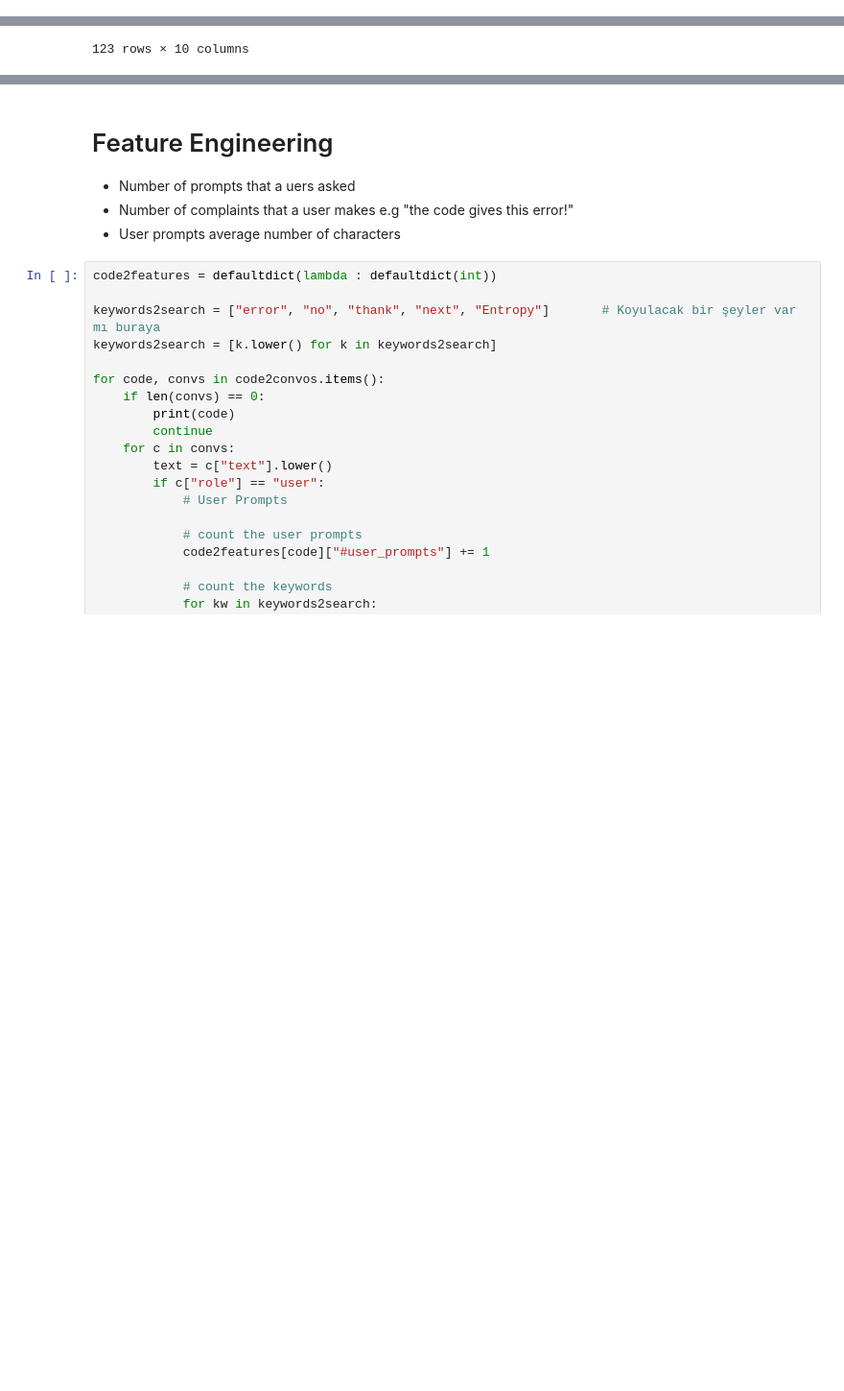
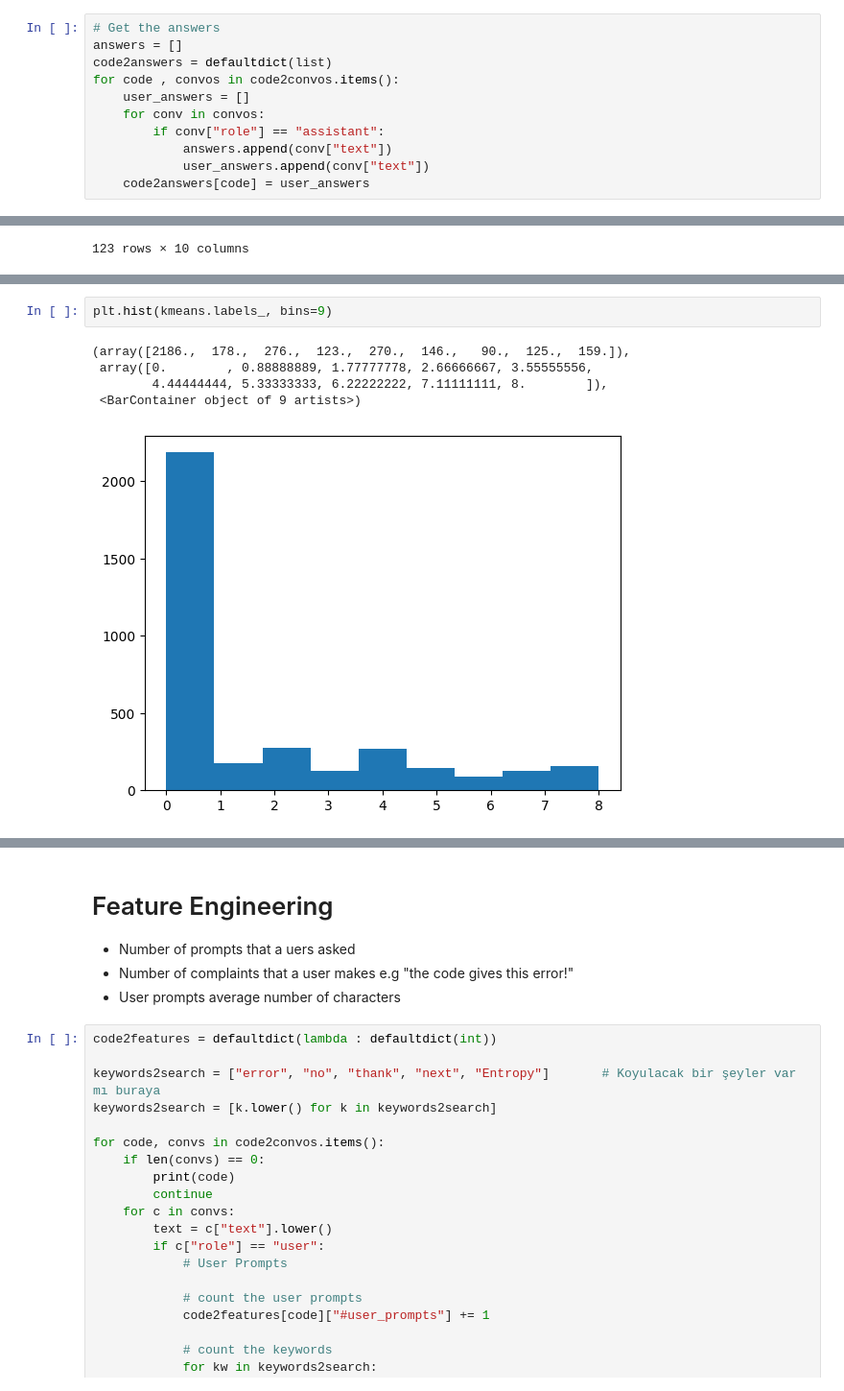
Before and after one commit to salihnuman/CS412_Project, a Jupyter notebook: hw_score_predict.ipynb, the cells around one changed output, grey strips where cells are left out. Shown at 96% size. Drawn from its saved outputs; the diff is of its cells as text; blank space fills up the shorter version.

```diff
--- a/hw_score_predict.ipynb
+++ b/hw_score_predict.ipynb
@@ -93,6 +93,17 @@ for code , convos in code2convos.items():
             prompts.append(conv["text"])
             user_prompts.append(conv["text"])
     code2prompts[code] = user_prompts
+# %%
+# Get the answers
+answers = []
+code2answers = defaultdict(list)
+for code , convos in code2convos.items():
+    user_answers = []
+    for conv in convos:
+        if conv["role"] == "assistant":
+            answers.append(conv["text"])
+            user_answers.append(conv["text"])
+    code2answers[code] = user_answers
 # %%
 prompts[0]
 # %% [output]
@@ -244,0 +331,8 @@ question_mapping_scores
+# %%
+plt.hist(kmeans.labels_, bins=9)
+# %% [output]
+(array([2186.,  178.,  276.,  123.,  270.,  146.,   90.,  125.,  159.]),
+ array([0.        , 0.88888889, 1.77777778, 2.66666667, 3.55555556,
+        4.44444444, 5.33333333, 6.22222222, 7.11111111, 8.        ]),
+ <BarContainer object of 9 artists>)
+[figure, added]
```
Also changed, not shown: parts of 9 cells of this notebook.
